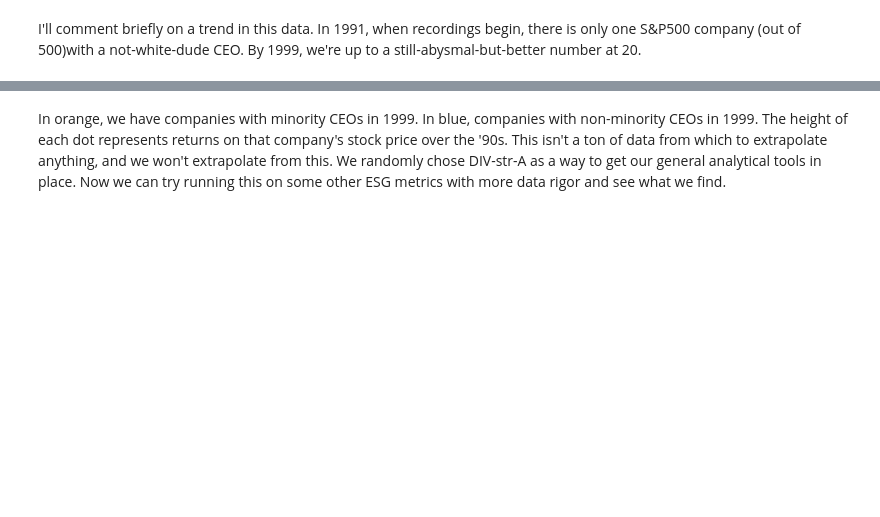
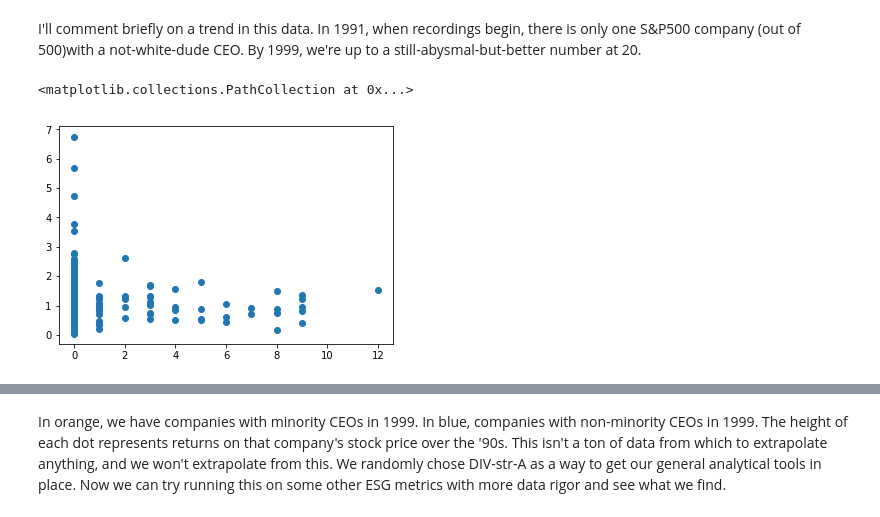
Before and after one commit to chelseatroy/fund_scale, a Jupyter notebook: data_explo/Exploring S&P Ethical Index Data.ipynb, the cells around one changed output, grey strips where cells are left out. Cells and saved outputs as stored; diff of their text form; code cells hidden in the pictures; blank space fills up the shorter version.

Commit message:
Dataframe can take aggregate values across several esg metrics. Also included more analytical tools at the end

```diff
--- a/data_explo/Exploring S&P Ethical Index Data.ipynb
+++ b/data_explo/Exploring S&P Ethical Index Data.ipynb
@@ -55,0 +49,5 @@ num_years_minority_CEO.sort_values(by=['num_yrs_min_CEO'], ascending=False).head
+# %%
+grouping = aggregate_data.groupby(['Ticker'])['EMP-sum'].sum()
+# %%
+esg_marker_data = pd.DataFrame({'esg_marker' : grouping}).reset_index()
+esg_marker_data.sort_values(by=['esg_marker'], ascending=False).head()
@@ -86,7 +91,7 @@ result.head()
 
 We find all the companies for which we have both stock price data and ESG data, and we put the information together.
 # %%
-tickers = list(num_years_minority_CEO["Ticker"]) #get all the company tickers for which we have esg data
+tickers = list(esg_marker_data["Ticker"]) #get all the company tickers for which we have esg data
 prices_for_esg_companies = result[result["Ticker"].isin(tickers)] #get the stock data from companies in that list
 prices_for_esg_companies.shape
 # %% [output]
@@ -94,4 +99,4 @@ prices_for_esg_companies.shape
 # %% [markdown]
 Hm, we have 399 of them. 100 are missing. Why?
 # %%
-relevant_esgs = min_CEO_data[min_CEO_data["Ticker"].isin(list(prices_for_esg_companies["Ticker"]))]
+relevant_esgs = esg_marker_data[esg_marker_data["Ticker"].isin(list(prices_for_esg_companies["Ticker"]))]
@@ -149,13 +192,16 @@ I'll comment briefly on a trend in this data. In 1991, when recordings begin, th
 # %%
 import matplotlib.pyplot as plt
 import random
 %matplotlib inline
 
 # for title, group in div_str_a.groupby('DIV-str-A'):
 #     my_randoms = random.sample(range(100), len(group))
 #     returns = list(group['returns'])
 #     plt.scatter(x=my_randoms, y=returns)
 
-num_yrs = yes_end_date['num_yrs_min_CEO']
+num_yrs = yes_end_date['esg_marker']
 returns = yes_end_date["returns"]
 plt.scatter(x=num_yrs, y=returns)
+# %% [output]
+<matplotlib.collections.PathCollection at 0x...>
+[figure, added]
```
Also changed, not shown: parts of 14 cells of this notebook.
